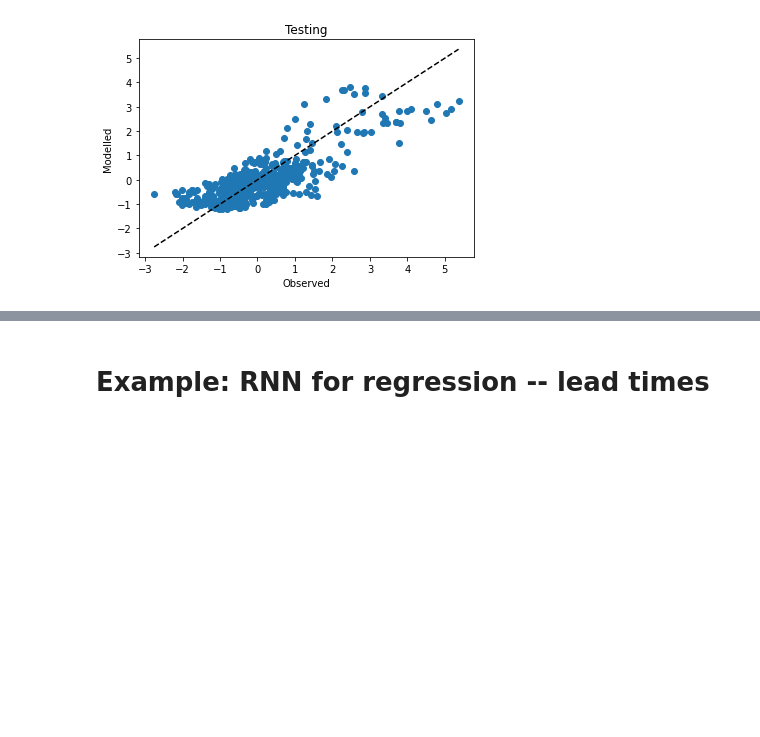
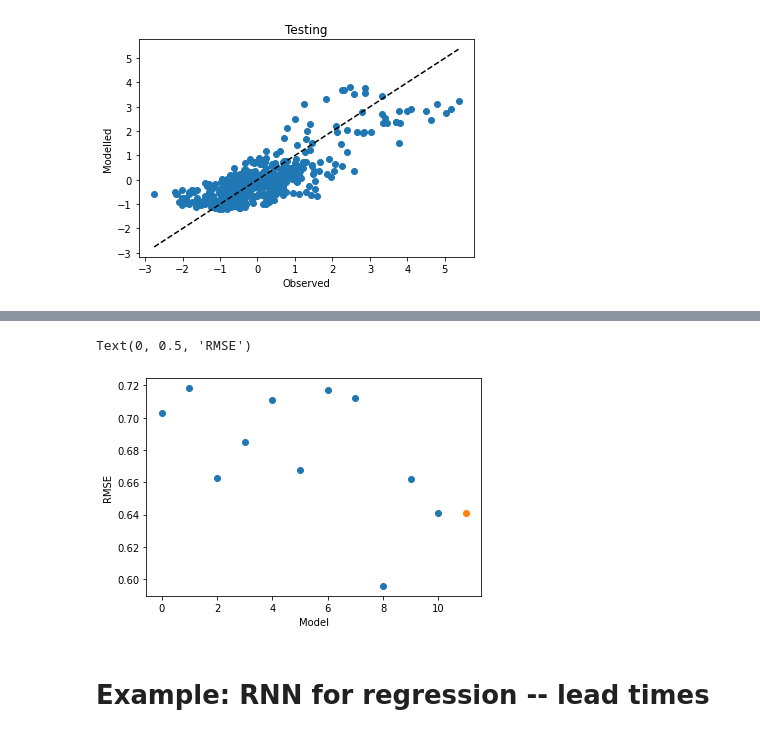
Before and after one commit to andersonsam/shuswap_lake_modelling, a Jupyter notebook: main_shuswap.ipynb, the cells around one changed output, grey strips where cells are left out. Cells and saved outputs as stored; diff of their text form; code cells hidden in the pictures; blank space fills up the shorter version.

```diff
--- a/main_shuswap.ipynb
+++ b/main_shuswap.ipynb
@@ -433,3 +665,18 @@ plt.show()
+# %%
+#compare ensemble members to ensemble mean
+RMSE = np.zeros(Nmodels + 1)
+for kk_model in range(Nmodels):
+  RMSE[kk_model] = np.sqrt(np.mean((y_test - y_test_predict_RNN_all[:,kk_model])**2))
+RMSE[-1] = np.sqrt(np.mean((y_test - y_test_predict_RNN_ensemble)**2))
+# %%
+#visualize
+plt.scatter(np.arange(len(RMSE)), RMSE)
+plt.scatter(len(RMSE), RMSE[-1]) #ensemble mean
+plt.xlabel('Model')
+plt.ylabel('RMSE')
+# %% [output]
+Text(0, 0.5, 'RMSE')
+[figure, added]
 # %% [markdown]
 
 # Example: RNN for regression -- lead times
```
Also changed, not shown: parts of 16 cells of this notebook.
